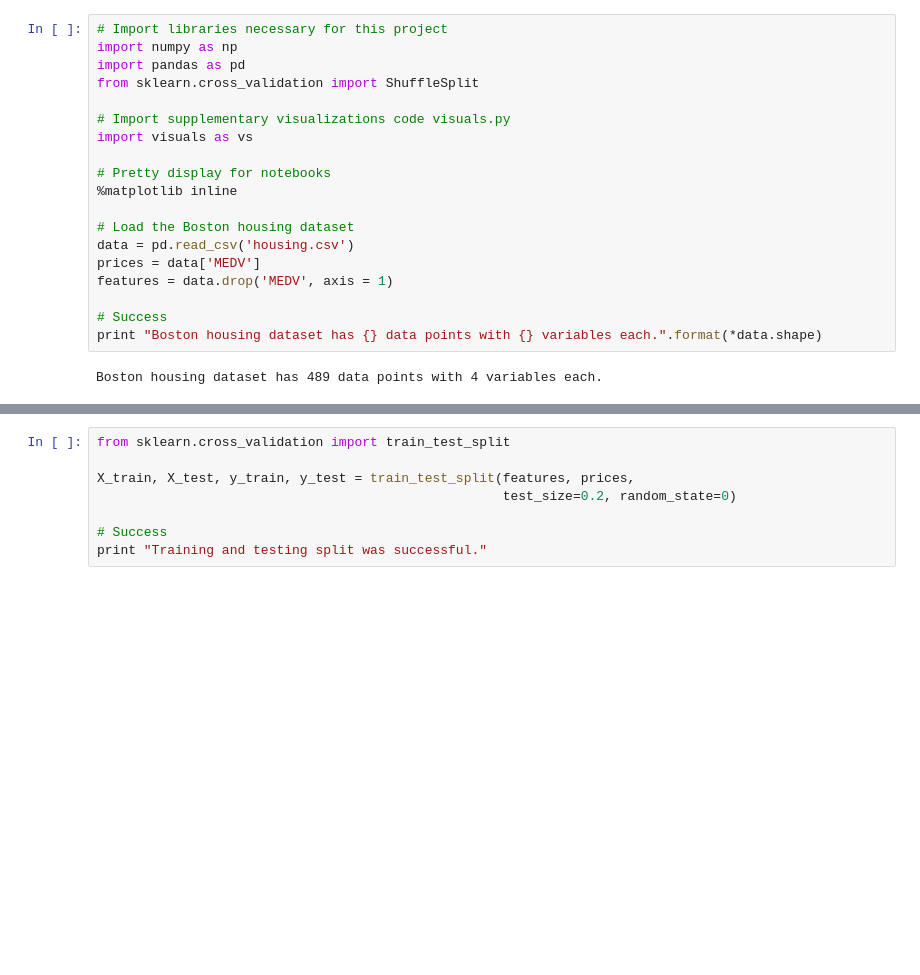
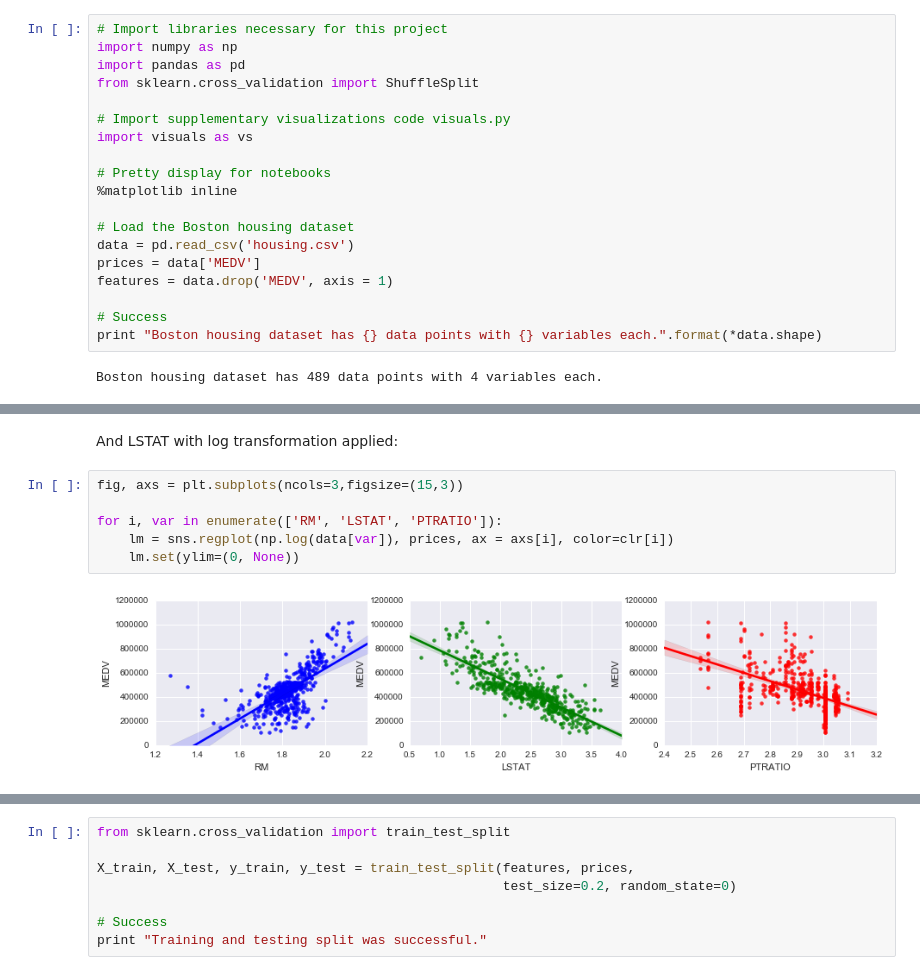
Before and after one commit to augoliv/MLND_p1_boston_housing, a Jupyter notebook: boston_housing.ipynb, the cells around one changed output, grey strips where cells are left out. Cells and saved outputs as stored; diff of their text form; blank space fills up the shorter version.

```diff
--- a/boston_housing.ipynb
+++ b/boston_housing.ipynb
@@ -174,0 +145,10 @@ For the code cell below, you will need to implement the following:
+# %% [markdown]
+And LSTAT with log transformation applied:
+# %%
+fig, axs = plt.subplots(ncols=3,figsize=(15,3))
+
+for i, var in enumerate(['RM', 'LSTAT', 'PTRATIO']):
+    lm = sns.regplot(np.log(data[var]), prices, ax = axs[i], color=clr[i])
+    lm.set(ylim=(0, None))
+# %% [output]
+[figure, added]
```
Also changed, not shown: parts of 87 cells of this notebook, 3 other files.
